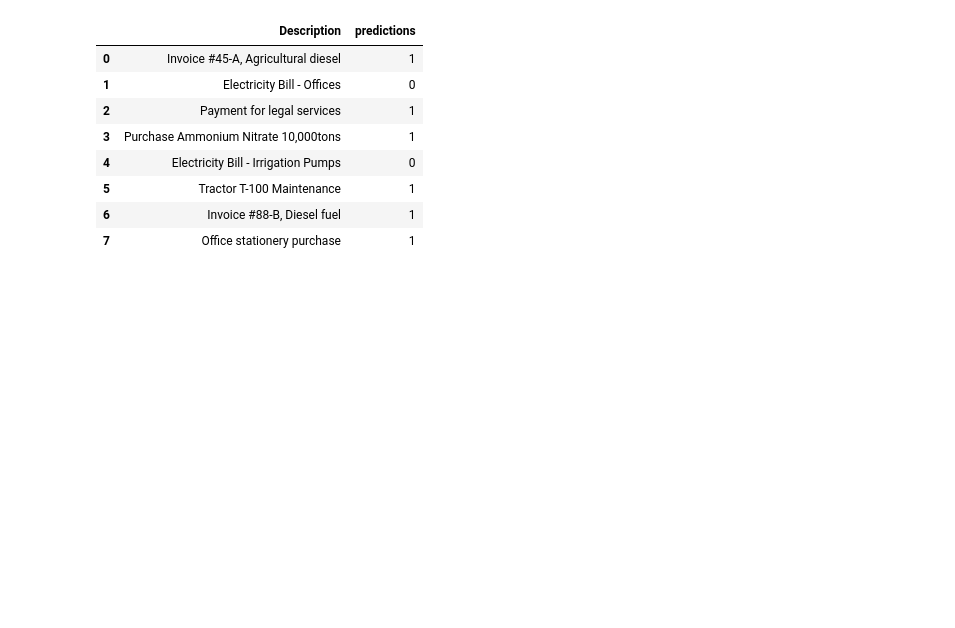
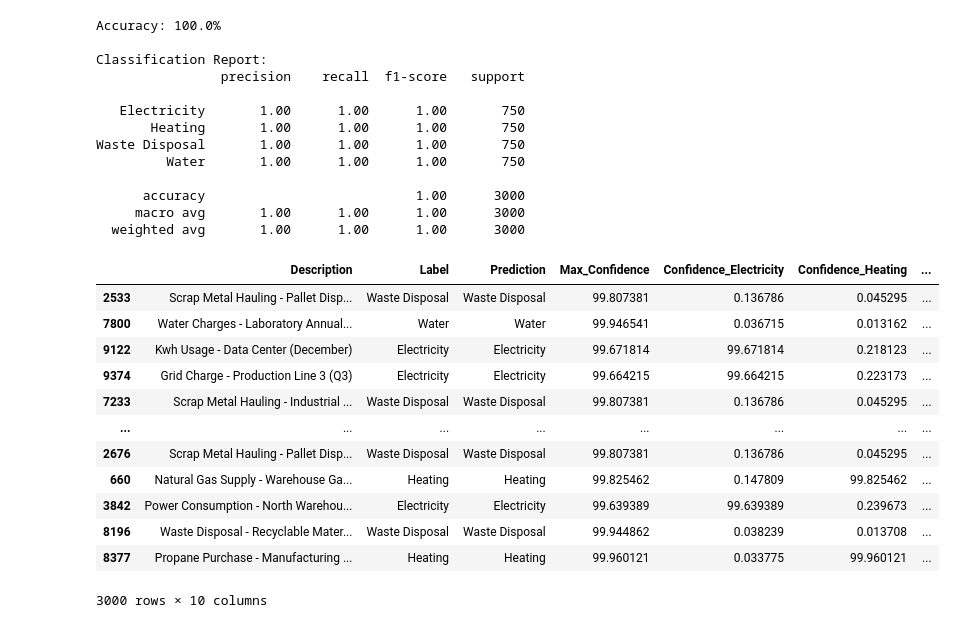
Before and after one commit to GiulioBartoloni/GAIA, a Jupyter notebook: classificator_test.ipynb, the cells around one changed output. Drawn from its saved outputs; the diff is of its cells as text; code cells hidden in the pictures; blank space fills up the shorter version.

```diff
--- a/classificator_test.ipynb
+++ b/classificator_test.ipynb
@@ -98,19 +68,52 @@ weighted avg       1.00      1.00      1.00       246
-# %%
-actual_dataset = pd.read_excel('data/input_dataset_v.1.xlsx')
-
-actual_dataset = actual_dataset[['Description']]
-
-X_actual = vectorizer.transform(actual_dataset['Description'])
-
-actual_dataset['predictions'] = model.predict(X_actual)
-actual_dataset
-# %% [output]
-|  | Description | predictions |
-| 0 | Invoice #45-A, Agricultural diesel | 1 |
-| 1 | Electricity Bill - Offices | 0 |
-| 2 | Payment for legal services | 1 |
-| 3 | Purchase Ammonium Nitrate 10,000tons | 1 |
-| 4 | Electricity Bill - Irrigation Pumps | 0 |
-| 5 | Tractor T-100 Maintenance | 1 |
-| 6 | Invoice #88-B, Diesel fuel | 1 |
-| 7 | Office stationery purchase | 1 |
+# %%
+accuracy = accuracy_score(labels_test, predictions_original)
+print(f"Accuracy: {accuracy*100}%")
+print("\nClassification Report:")
+print(classification_report(labels_test_encoded, predictions, target_names=le.classes_))
+
+
+confidence_columns = {}
+for idx, class_name in enumerate(le.classes_):
+    confidence_columns[f'Confidence_{class_name}'] = probabilities[:, idx] * 100
+
+test_set_dataframe = pd.DataFrame({
+    'Description': texts_test,
+    'Label': labels_test,
+    'Prediction': predictions_original,
+    'Max_Confidence': max_confidence * 100,
+    **confidence_columns
+})
+
+
+test_set_dataframe['Correct'] = test_set_dataframe['Label'] == test_set_dataframe['Prediction']
+test_set_dataframe['Is_Unknown'] = test_set_dataframe['Prediction'] == FALLBACK_LABEL
+
+
+test_set_dataframe
+# %% [output]
+Accuracy: 100.0%
+
+Classification Report:
+                precision    recall  f1-score   support
+
+   Electricity       1.00      1.00      1.00       750
+       Heating       1.00      1.00      1.00       750
+Waste Disposal       1.00      1.00      1.00       750
+         Water       1.00      1.00      1.00       750
+
+      accuracy                           1.00      3000
+     macro avg       1.00      1.00      1.00      3000
+  weighted avg       1.00      1.00      1.00      3000
+|  | Description | Label | Prediction | Max_Confidence | Confidence_Electricity | Confidence_Heating | ... |
+| 2533 | Scrap Metal Hauling - Pallet Disp... | Waste Disposal | Waste Disposal | 99.807381 | 0.136786 | 0.045295 | ... |
+| 7800 | Water Charges - Laboratory Annual... | Water | Water | 99.946541 | 0.036715 | 0.013162 | ... |
+| 9122 | Kwh Usage - Data Center (December) | Electricity | Electricity | 99.671814 | 99.671814 | 0.218123 | ... |
+| 9374 | Grid Charge - Production Line 3 (Q3) | Electricity | Electricity | 99.664215 | 99.664215 | 0.223173 | ... |
+| 7233 | Scrap Metal Hauling - Industrial ... | Waste Disposal | Waste Disposal | 99.807381 | 0.136786 | 0.045295 | ... |
+| ... | ... | ... | ... | ... | ... | ... | ... |
+| 2676 | Scrap Metal Hauling - Pallet Disp... | Waste Disposal | Waste Disposal | 99.807381 | 0.136786 | 0.045295 | ... |
+| 660 | Natural Gas Supply - Warehouse Ga... | Heating | Heating | 99.825462 | 0.147809 | 99.825462 | ... |
+| 3842 | Power Consumption - North Warehou... | Electricity | Electricity | 99.639389 | 99.639389 | 0.239673 | ... |
+| 8196 | Waste Disposal - Recyclable Mater... | Waste Disposal | Waste Disposal | 99.944862 | 0.038239 | 0.013708 | ... |
+| 8377 | Propane Purchase - Manufacturing ... | Heating | Heating | 99.960121 | 0.033775 | 99.960121 | ... |
+3000 rows × 10 columns
```
Also changed, not shown: parts of 5 cells of this notebook, 7 other files.
